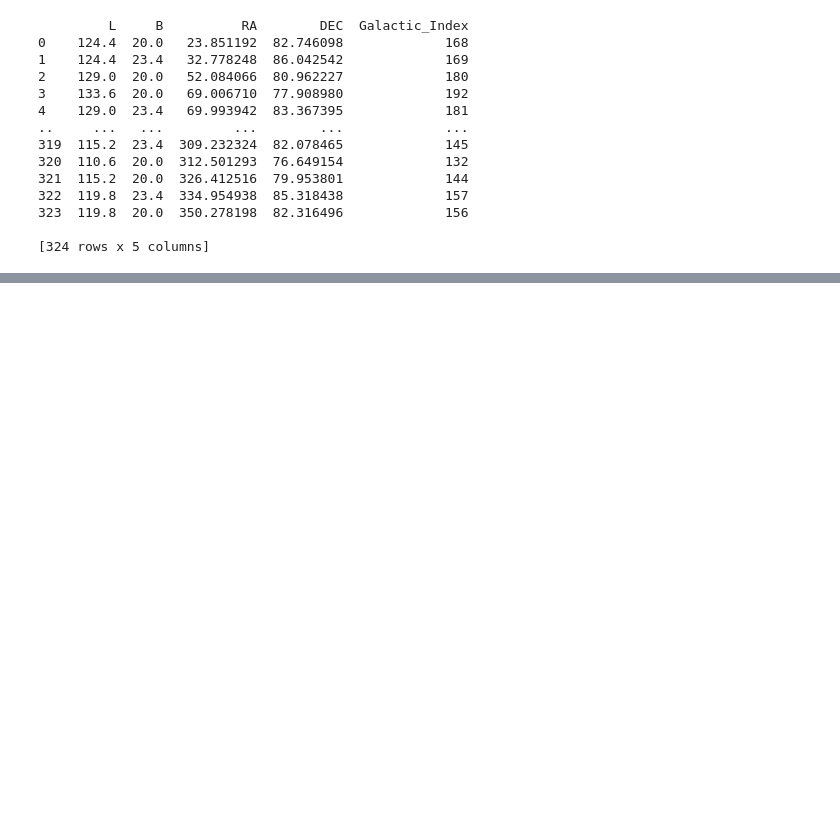
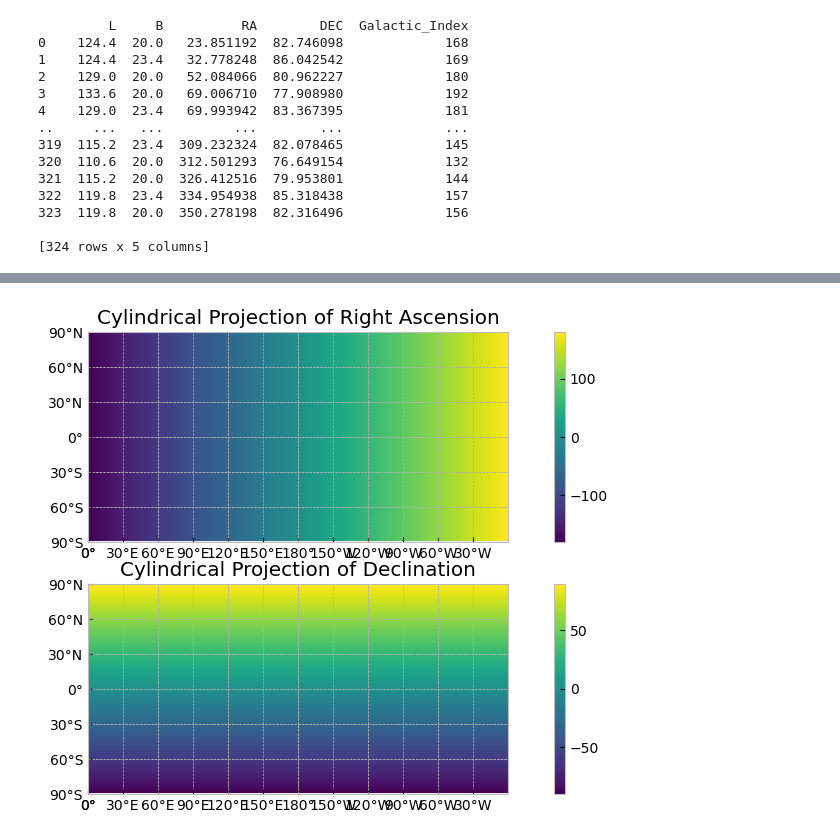
Before and after one commit to lea-yamashiro/FFC_4, a Jupyter notebook: code/Richard_R/attempt_2.ipynb, the cells around one changed output, grey strips where cells are left out. Saved outputs shown, nothing was run; the diff lists cells and outputs as text; code cells hidden in the pictures; blank space fills up the shorter version.

```diff
--- a/code/Richard_R/attempt_2.ipynb
+++ b/code/Richard_R/attempt_2.ipynb
@@ -131,0 +117,44 @@ plt.show()
+# %%
+import numpy as np
+import matplotlib.pyplot as plt
+import cartopy.crs as ccrs
+import warnings
+warnings.filterwarnings("ignore")
+
+# Define the grid size
+NLON, NLAT = 1000, 500
+xs, ys = np.indices((NLAT, NLON))
+
+# Convert indices to RA and DEC
+ra = (ys - NLON / 2) * 360 / NLON  # Scale [0:NLON) to [-180:180) then shift to [0:360)
+dec = (xs - NLAT / 2) * 180 / NLAT  # Scale [0:NLAT) to [-90:90)
+
+# Set up matplotlib figure and axes using Cartopy
+plt.figure(figsize=(12, 6))
+ax1 = plt.subplot(211, projection=ccrs.PlateCarree(central_longitude=180))
+ax2 = plt.subplot(212, projection=ccrs.PlateCarree(central_longitude=180))
+
+# Set titles
+ax1.set_title('Cylindrical Projection of Right Ascension')
+ax2.set_title('Cylindrical Projection of Declination')
+
+# Configure the gridlines and formatting
+for ax in [ax1, ax2]:
+    ax.set_global()
+    ax.set_xticks(np.arange(0, 361, 30), crs=ccrs.PlateCarree())
+    ax.set_yticks(np.arange(-90, 91, 30), crs=ccrs.PlateCarree())
+    ax.xaxis.set_major_formatter(LongitudeFormatter())
+    ax.yaxis.set_major_formatter(LatitudeFormatter())
+    ax.gridlines()
+
+# Display the RA and DEC data
+ax1.imshow(ra, origin='lower', extent=(0, 360, -90, 90), transform=ccrs.PlateCarree())
+ax2.imshow(dec, origin='lower', extent=(0, 360, -90, 90), transform=ccrs.PlateCarree())
+
+# Add color bars for each subplot
+plt.colorbar(ax1.get_images()[0], ax=ax1, orientation='vertical')
+plt.colorbar(ax2.get_images()[0], ax=ax2, orientation='vertical')
+
+plt.show()
+# %% [output]
+[figure, added]
```
Also changed, not shown: parts of 4 cells of this notebook, 2 other files.
